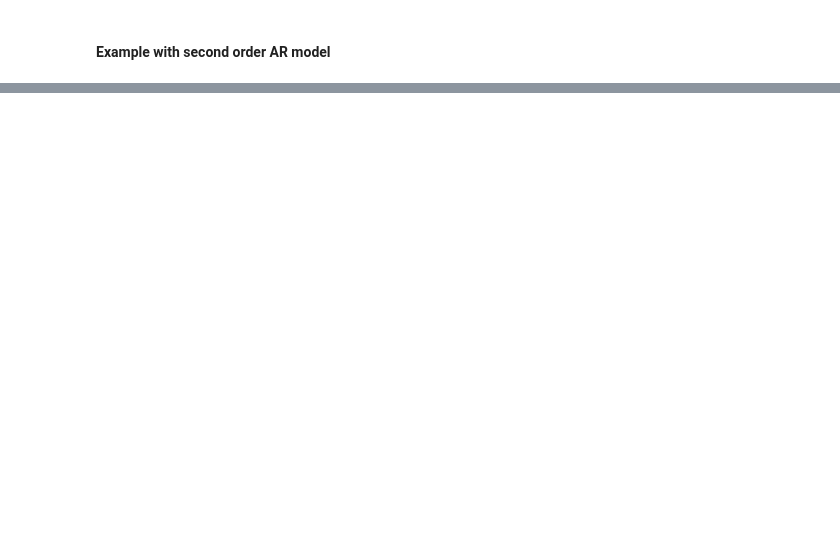
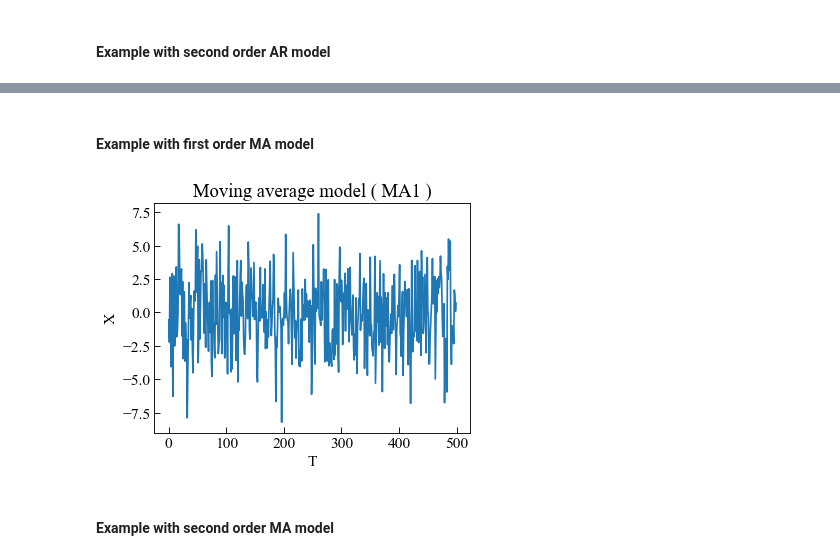
Before and after one commit to dpzhuX/ffpack, a Jupyter notebook: docs/source/load sequence generator.ipynb, the cells around one changed output, grey strips where cells are left out. Drawn from its saved outputs; the diff is of its cells as text; code cells hidden in the pictures; blank space fills up the shorter version.

```diff
--- a/docs/source/load sequence generator.ipynb
+++ b/docs/source/load sequence generator.ipynb
@@ -185,0 +222,27 @@ plt.show()
+# %% [markdown]
+#### Example with first order MA model
+# %%
+# Set random seed for repeatable results
+from ffpack.config import globalConfig
+globalConfig.setSeed( 123 )
+
+c = 0
+thetas = [ 5 ]
+man1stResults = maNormal( 500, c, thetas, 0, 0.5 )
+# %%
+fig, ax = plt.subplots()
+
+ax.plot( np.array( man1stResults ) )
+
+ax.tick_params(axis='x', direction="in", length=5)
+ax.tick_params(axis='y', direction="in", length=5)
+ax.set_ylabel( "X" )
+ax.set_xlabel( "T" )
+ax.set_title( "Moving average model ( MA1 )" )
+
+plt.tight_layout()
+plt.show()
+# %% [output]
+[figure, added]
+# %% [markdown]
+#### Example with second order MA model
```
Also changed, not shown: parts of 36 cells of this notebook, 13 other files.
